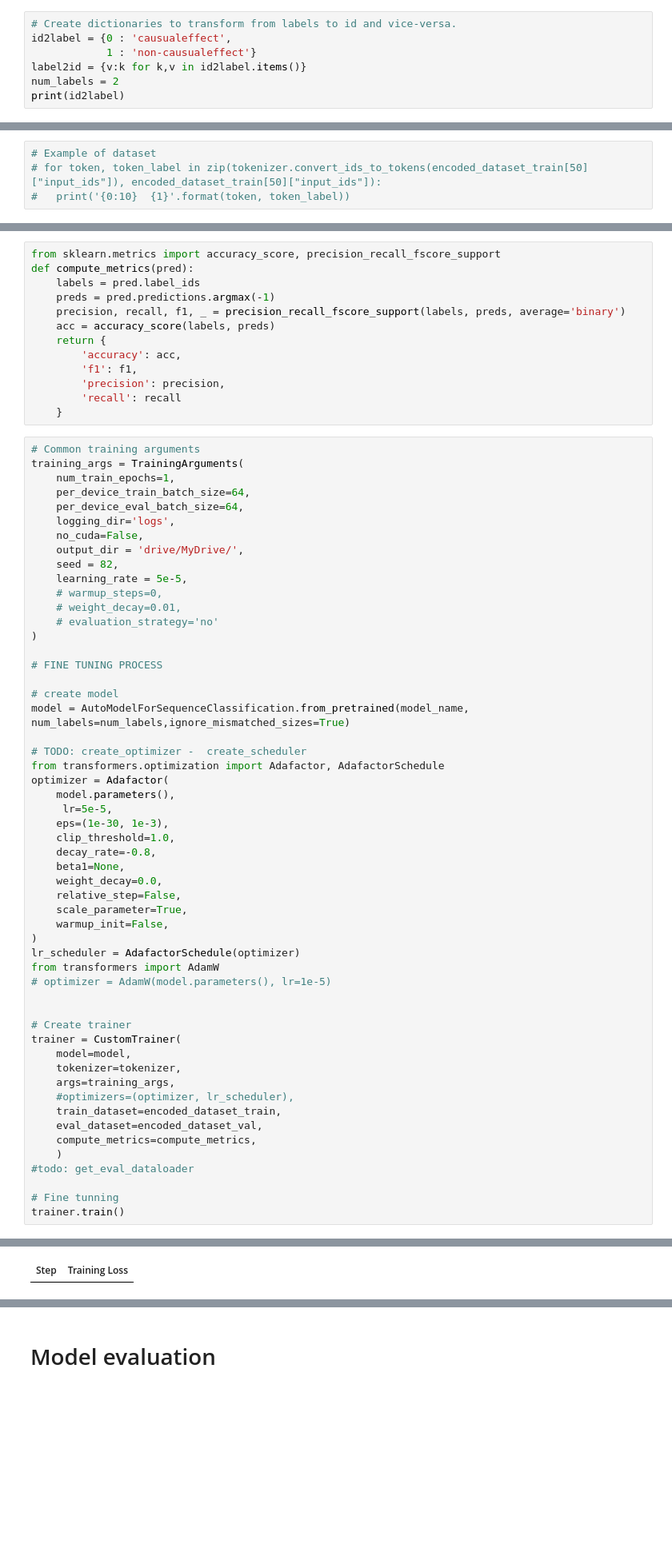
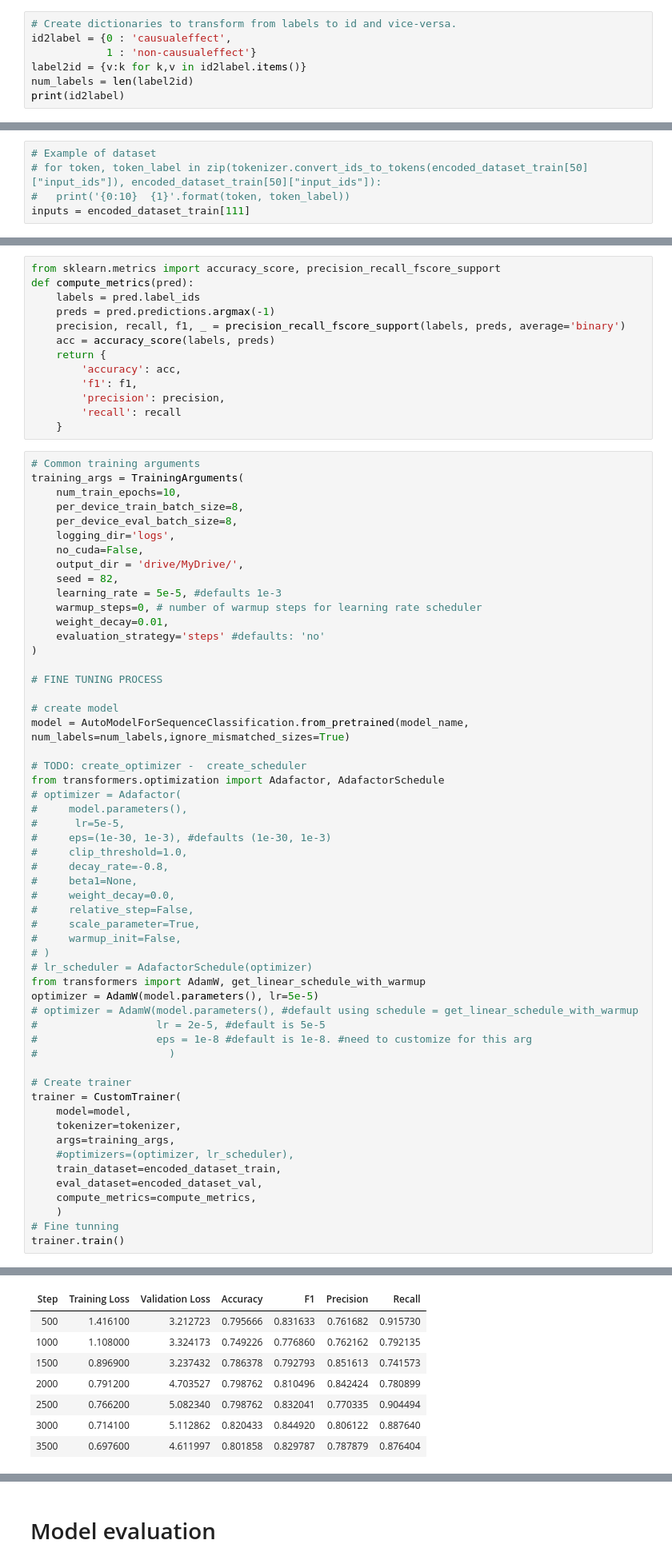
Before and after one commit to jyanqa/case-2022-causual-event, a Jupyter notebook: ST1_transformers.ipynb, the cells around one changed output, grey strips where cells are left out. Shown at 80% size. Saved outputs shown, nothing was run; the diff lists cells and outputs as text; blank space fills up the shorter version.

Commit message:
update model

```diff
--- a/ST1_transformers.ipynb
+++ b/ST1_transformers.ipynb
@@ -172,7 +185,7 @@ encoded_dataset_val = encode_dataset(val_ds)
 id2label = {0 : 'causualeffect',
             1 : 'non-causualeffect'}
 label2id = {v:k for k,v in id2label.items()}
-num_labels = 2
+num_labels = len(label2id)
 print(id2label)
 # %% [output]
 {0: 'causualeffect', 1: 'non-causualeffect'}
@@ -180,6 +193,7 @@ print(id2label)
 # Example of dataset
 # for token, token_label in zip(tokenizer.convert_ids_to_tokens(encoded_dataset_train[50]["input_ids"]), encoded_dataset_train[50]["input_ids"]):
 #   print('{0:10}  {1}'.format(token, token_label))
+inputs = encoded_dataset_train[111]
 # %%
 from torch import nn
 from transformers import Trainer
@@ -221,17 +246,17 @@ def compute_metrics(pred):
 # %%
 # Common training arguments
 training_args = TrainingArguments(
-    num_train_epochs=1,
-    per_device_train_batch_size=64,
-    per_device_eval_batch_size=64,
+    num_train_epochs=10,
+    per_device_train_batch_size=8,
+    per_device_eval_batch_size=8,
     logging_dir='logs',
     no_cuda=False,
     output_dir = 'drive/MyDrive/',
     seed = 82,
-    learning_rate = 5e-5,
-    # warmup_steps=0,
-    # weight_decay=0.01,
-    # evaluation_strategy='no'
+    learning_rate = 5e-5, #defaults 1e-3
+    warmup_steps=0, # number of warmup steps for learning rate scheduler
+    weight_decay=0.01,
+    evaluation_strategy='steps' #defaults: 'no'
 )
 
 # FINE TUNING PROCESS
@@ -241,22 +266,25 @@ model = AutoModelForSequenceClassification.from_pretrained(model_name, num_label
 
 # TODO: create_optimizer -  create_scheduler
 from transformers.optimization import Adafactor, AdafactorSchedule
-optimizer = Adafactor(
-    model.parameters(),
-     lr=5e-5,
-    eps=(1e-30, 1e-3),
-    clip_threshold=1.0,
-    decay_rate=-0.8,
-    beta1=None,
-    weight_decay=0.0,
-    relative_step=False,
-    scale_parameter=True,
-    warmup_init=False,
-)
-lr_scheduler = AdafactorSchedule(optimizer)
-from transformers import AdamW
-# optimizer = AdamW(model.parameters(), lr=1e-5)
-
+# optimizer = Adafactor(
+#     model.parameters(),
+#      lr=5e-5,
+#     eps=(1e-30, 1e-3), #defaults (1e-30, 1e-3)
+#     clip_threshold=1.0,
+#     decay_rate=-0.8,
+#     beta1=None,
+#     weight_decay=0.0,
+#     relative_step=False,
+#     scale_parameter=True,
+#     warmup_init=False,
+# )
+# lr_scheduler = AdafactorSchedule(optimizer)
+from transformers import AdamW, get_linear_schedule_with_warmup
+optimizer = AdamW(model.parameters(), lr=5e-5)
+# optimizer = AdamW(model.parameters(), #default using schedule = get_linear_schedule_with_warmup
+#                   lr = 2e-5, #default is 5e-5
+#                   eps = 1e-8 #default is 1e-8. #need to customize for this arg
+#                     )
 
 # Create trainer
 trainer = CustomTrainer(
@@ -268,8 +296,6 @@ trainer = CustomTrainer(
     eval_dataset=encoded_dataset_val,
     compute_metrics=compute_metrics,
     )
-#todo: get_eval_dataloader
-
 # Fine tunning
 trainer.train()
 # %% [output]
@@ -289 +320,8 @@ You should probably TRAIN this model on a down-stream task to be able to use it
-| Step | Training Loss |
+| Step | Training Loss | Validation Loss | Accuracy | F1 | Precision | Recall |
+| 500 | 1.416100 | 3.212723 | 0.795666 | 0.831633 | 0.761682 | 0.915730 |
+| 1000 | 1.108000 | 3.324173 | 0.749226 | 0.776860 | 0.762162 | 0.792135 |
+| 1500 | 0.896900 | 3.237432 | 0.786378 | 0.792793 | 0.851613 | 0.741573 |
+| 2000 | 0.791200 | 4.703527 | 0.798762 | 0.810496 | 0.842424 | 0.780899 |
+| 2500 | 0.766200 | 5.082340 | 0.798762 | 0.832041 | 0.770335 | 0.904494 |
+| 3000 | 0.714100 | 5.112862 | 0.820433 | 0.844920 | 0.806122 | 0.887640 |
+| 3500 | 0.697600 | 4.611997 | 0.801858 | 0.829787 | 0.787879 | 0.876404 |
```
Also changed, not shown: parts of 19 cells of this notebook.
